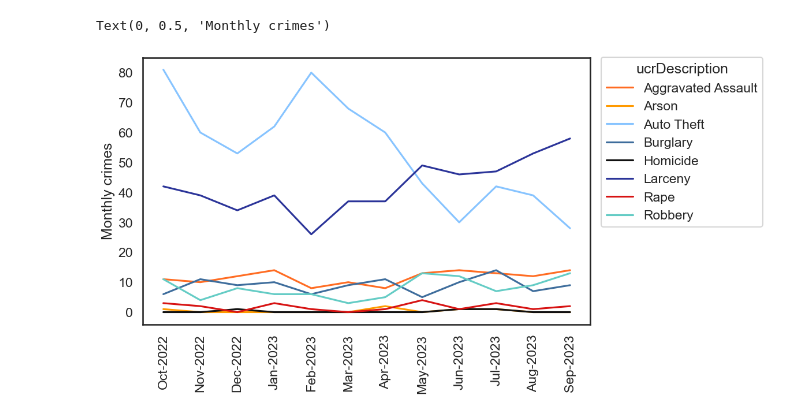
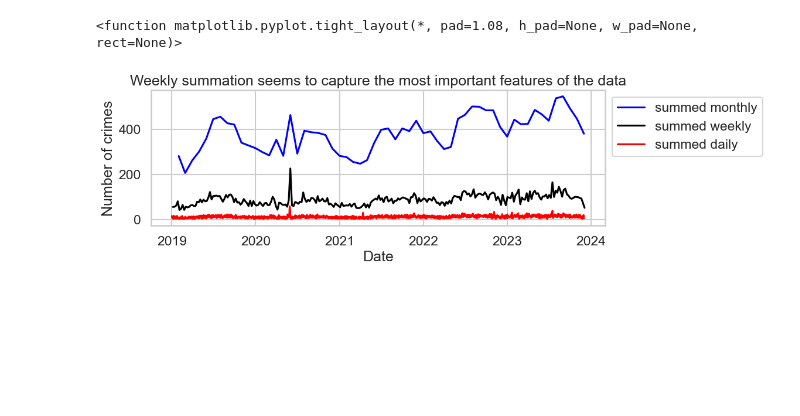
Before and after one commit to obaidkhurram/msp_crime_functions, a Jupyter notebook: MSP_crime.ipynb, the cells around one changed output. Drawn from its saved outputs; the diff is of its cells as text; code cells hidden in the pictures; blank space fills up the shorter version.

Commit message:
V2.1 with weather info seasonal decomp regression

```diff
--- a/MSP_crime.ipynb
+++ b/MSP_crime.ipynb
@@ -68,6 +78,8 @@ duplicated_values = df.duplicated()
 print(missing_values)
 df_clean = df.dropna(axis=0,subset=['Neighborhood','Occurred_Date'])
 df_clean.info()
+
+df_clean = df_clean[df_clean['Occurred_Date'] < '2023-12-01']
 # %% [output]
 X                          0
 Y                          0
@@ -186,16 +222,0 @@ Not all of this criminal activity is useful or relevant for our purposes. Let's
-# %%
-offense_type = ["Burglary/Breaking & Entering","Larceny/Theft Offenses","Destruction/Damage/Vandalism of Property", "Drug/Narcotic Offenses","Motor Vehicle Theft","Robbery","Shots Fired Calls","Assault Offenses", "Homicide"]
-df_whittierarea["Offense_Category"] = df_whittierarea["Offense_Category"].str.strip()
-df_whittierarea_filtered = df_whittierarea.loc[df_whittierarea["Offense_Category"].isin(offense_type)]
-df_whittierarea_filtered['Offense_Category'] = pd.Categorical(df_whittierarea_filtered['Offense_Category'], categories=offense_type, ordered=True)
-# display(df_whittierarea_filtered.info())
-# Plot the data we care about
-# fig, ax = plt.subplots(figsize=(10,8))
-sns.set_context('notebook')
-cntplt = sns.catplot(kind='count',data=df_whittierarea_filtered,x="Offense_Category",palette='flare')
-cntplt.set_xticklabels(rotation=90)
-plt.xlabel(None)
-plt.ylabel("Number of crimes")
-plt.title("Number of crimes in Whittier")
-# plt.bar(total_crimes_byhood.loc)
-# ax.tick_params(axis='x',rotation=90)
@@ -380,11 +481,24 @@ See the caveats in the documentation: https://pandas.pydata.org/pandas-docs/stab
 # %%
-fig,ax= plt.subplots(figsize=(10,6))
-sns.set_theme(context='talk', style='white', palette=custom_colors)
-sns.lineplot(data = lastyear_whittierdata,x="new_date",y="number",hue="ucrDescription")
-sns.move_legend(ax,"upper right",bbox_to_anchor=(1.4,1.025))
-plt.xticks(rotation=90)
-plt.xlabel(None)
-plt.ylabel("Monthly crimes")
+# Resampled crime numbers (daily, weekly, monthly)
+df_hs_subset['Date'] = pd.to_datetime(df_hs_subset['Occurred_Date'])  # Ensure Date is in datetime format
+df_hs_subset.set_index('Date', inplace=True)
+# create figure and axes object for
+fig,ax = plt.subplots(figsize=(10,3))
+# Resample data by month and plot
+# Resample your data to monthly and calculate size
+monthly_crimedata = df_hs_subset['Crime_Count'].resample('M').sum()
+weekly_crimedata = df_hs_subset['Crime_Count'].resample('W').sum()
+daily_crimedata = df_hs_subset['Crime_Count'].resample('D').sum()
+linemonth = plt.plot(monthly_crimedata,color='b')
+lineweek = plt.plot(weekly_crimedata,color='k') # series plotting (index is date)
+lineday = plt.plot(daily_crimedata,color='r')
+
+plt.title('Weekly summation seems to capture the most important features of the data')
+plt.xlabel('Date')
+plt.ylabel('Number of crimes')
+labeltext = ['summed monthly','summed weekly','summed daily']
+leg = plt.legend(labels=labeltext,loc='upper left',bbox_to_anchor=(1,1))
+plt.tight_layout
 # %% [output]
-Text(0, 0.5, 'Monthly crimes')
+<function matplotlib.pyplot.tight_layout(*, pad=1.08, h_pad=None, w_pad=None, rect=None)>
-[figure, old version]
+[figure, new version]
```
Also changed, not shown: parts of 38 cells of this notebook, 1 other file.
